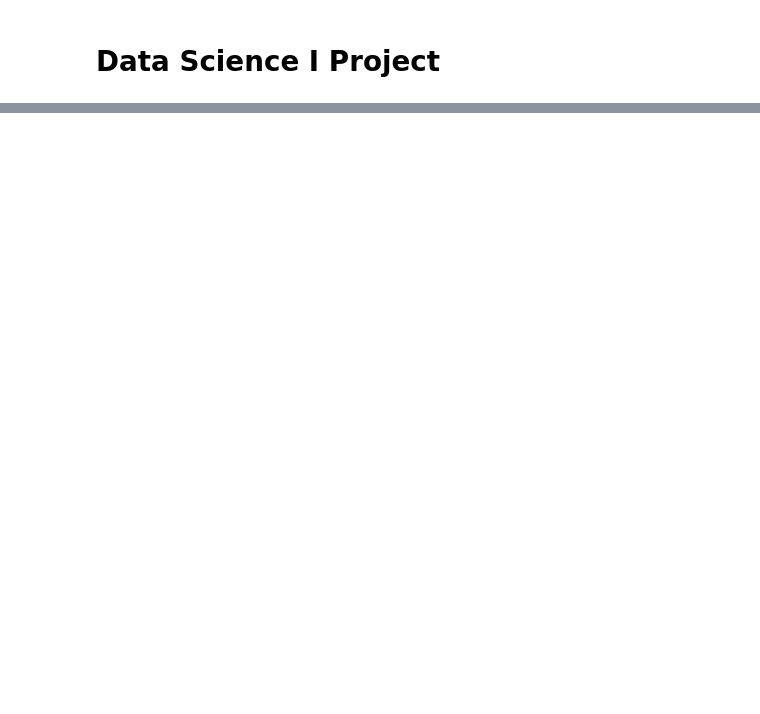
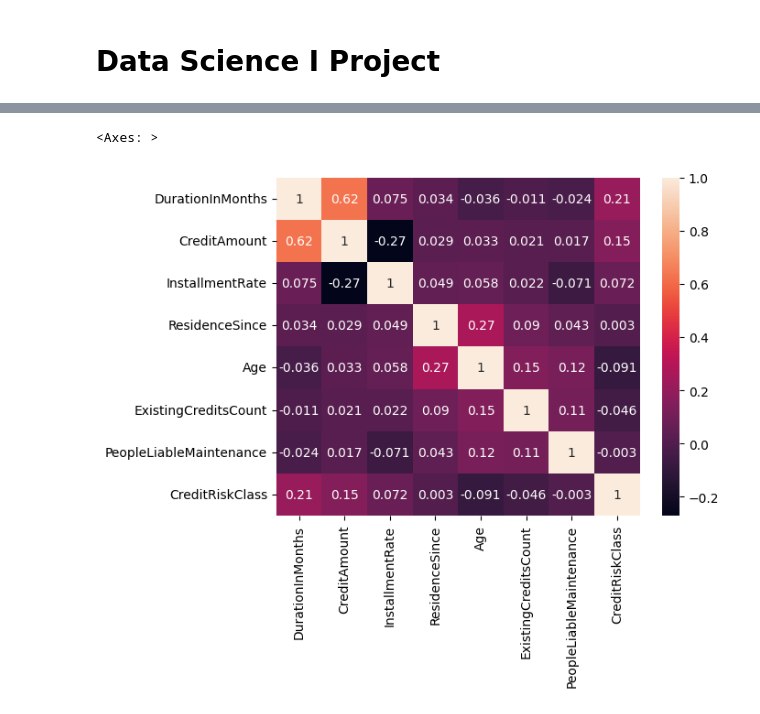
Before and after one commit to LucasVon0645/DSI-Project---Credit-Risk-Prediction, a Jupyter notebook: project.ipynb, the cells around one changed output, grey strips where cells are left out. Cells and saved outputs as stored; diff of their text form; code cells hidden in the pictures; blank space fills up the shorter version.

Commit message:
initial prep for EDA, first plots

```diff
--- a/project.ipynb
+++ b/project.ipynb
@@ -92,0 +201,19 @@ dataset_df
+# %%
+# replacing codes with descriptive labels using the consolidated mappings
+for column, mapping in categorical_mappings.items():
+    dataset_df[column] = dataset_df[column].replace(mapping)
+
+# Separating Personal Status from Gender in original feature "PersonalStatusSex"
+dataset_df["Gender"] = dataset_df["PersonalStatusSex"].str.extract("([A-Za-z]+)")
+dataset_df["PersonalStatus"] = dataset_df["PersonalStatusSex"].str.extract("(?<=:\s)(.*)$")
+dataset_df = dataset_df.drop("PersonalStatusSex", axis=1)
+
+# Replace values of the target variable, as defined in the instructions of the dataset
+dataset_df["CreditRiskClass"] = dataset_df["CreditRiskClass"].replace(1,0) # Good payer, low risk
+dataset_df["CreditRiskClass"] = dataset_df["CreditRiskClass"].replace(2,1) # Bad payer. high risk
+
+credit_risk_class_map = ["Good", "Bad"]
+
+dataset_df["CreditRiskLabel"] = dataset_df["CreditRiskClass"].apply(lambda risk_class: credit_risk_class_map[risk_class])
+
+print("New columns: ", dataset_df.columns)
@@ -92,0 +273,6 @@ dataset_df
+# %%
+numerical_features = dataset_df.select_dtypes(include=["int64", "float64"])
+sns.heatmap(data=numerical_features.corr(), annot=True)
+# %% [output]
+<Axes: >
+[figure, added]
```
Also changed, not shown: parts of 24 cells of this notebook, 1 other file.
